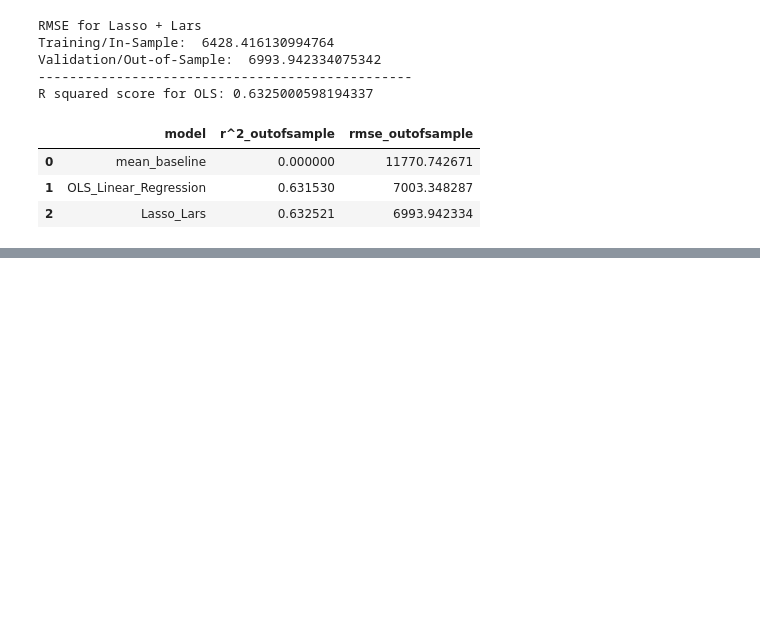
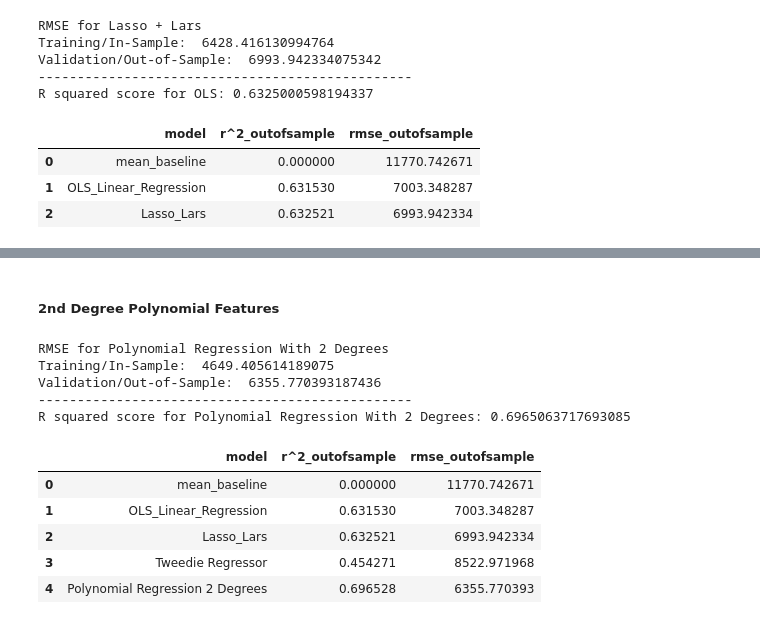
Before and after one commit to ForrestMccrosky/Predicting_bmw_prices, a Jupyter notebook: Final_Report_BMW.ipynb, the cells around one changed output, grey strips where cells are left out. Drawn from its saved outputs; the diff is of its cells as text; code cells hidden in the pictures; blank space fills up the shorter version.

```diff
--- a/Final_Report_BMW.ipynb
+++ b/Final_Report_BMW.ipynb
@@ -472,0 +516,2 @@ metrics_df ## previewing metrics df
+# %% [markdown]
+##### 2nd Degree Polynomial Features
@@ -472,0 +528,35 @@ metrics_df ## previewing metrics df
+# %%
+#create the model object
+
+pm = LinearRegression(normalize=True)
+
+# fit the model to our training data. We must specify the column in y_train,
+# since we have converted it to a dataframe from a series!
+
+# fit the thing
+
+pm.fit(X_train_degree2, y_train.price)
+
+# predict train
+
+y_train['price_pred_pm'] = pm.predict(X_train_degree2)
+
+# evaluate: rmse
+rmse_train = mean_squared_error(y_train.price, y_train.price_pred_pm) ** (1/2)
+
+# predict validate
+y_validate['price_pred_pm'] = pm.predict(X_validate_degree2)
+
+# evaluate: rmse
+rmse_validate = mean_squared_error(y_validate.price, y_validate.price_pred_pm) ** (1/2)
+
+print("RMSE for Polynomial Regression With 2 Degrees\nTraining/In-Sample: ", rmse_train,
+      "\nValidation/Out-of-Sample: ", rmse_validate)
+print('------------------------------------------------')
+print(f'R squared score for Polynomial Regression With 2 Degrees: {r2_score(y_validate.price, y_validate.price_pred_pm)}')
+# %% [output]
+RMSE for Polynomial Regression With 2 Degrees
+Training/In-Sample:  4649.405614189075
+Validation/Out-of-Sample:  6355.770393187436
+------------------------------------------------
+R squared score for Polynomial Regression With 2 Degrees: 0.6965063717693085
@@ -472,0 +566,9 @@ metrics_df ## previewing metrics df
+# %%
+metrics_df ## previewing our metric scores
+# %% [output]
+|  | model | r^2_outofsample | rmse_outofsample |
+| 0 | mean_baseline | 0.000000 | 11770.742671 |
+| 1 | OLS_Linear_Regression | 0.631530 | 7003.348287 |
+| 2 | Lasso_Lars | 0.632521 | 6993.942334 |
+| 3 | Tweedie Regressor | 0.454271 | 8522.971968 |
+| 4 | Polynomial Regression 2 Degrees | 0.696528 | 6355.770393 |
```
Also changed, not shown: parts of 12 cells of this notebook.
